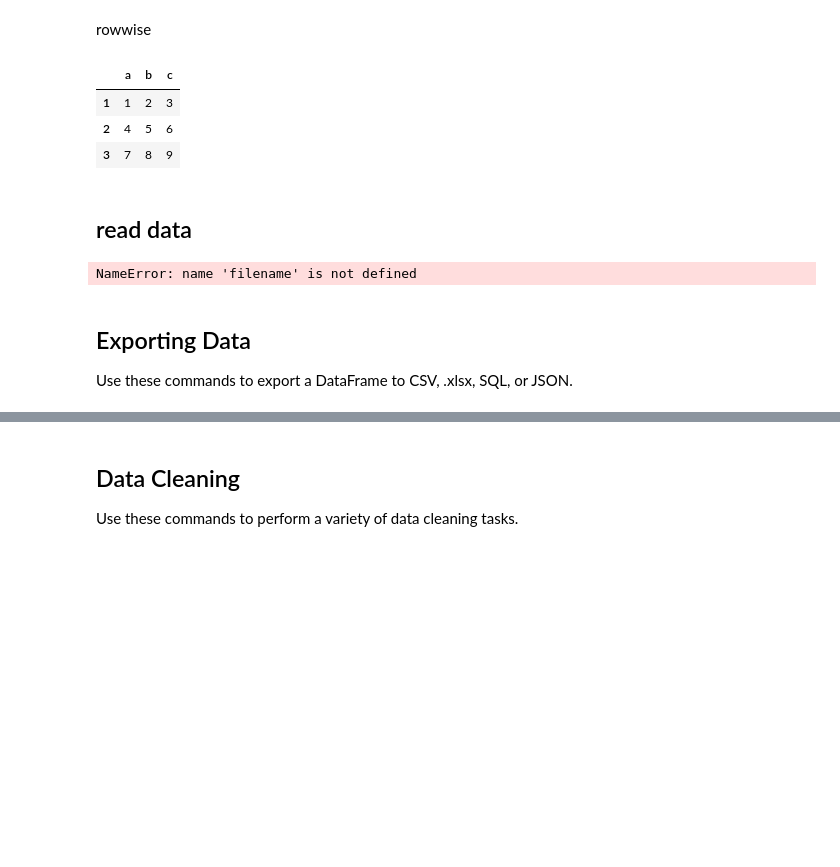
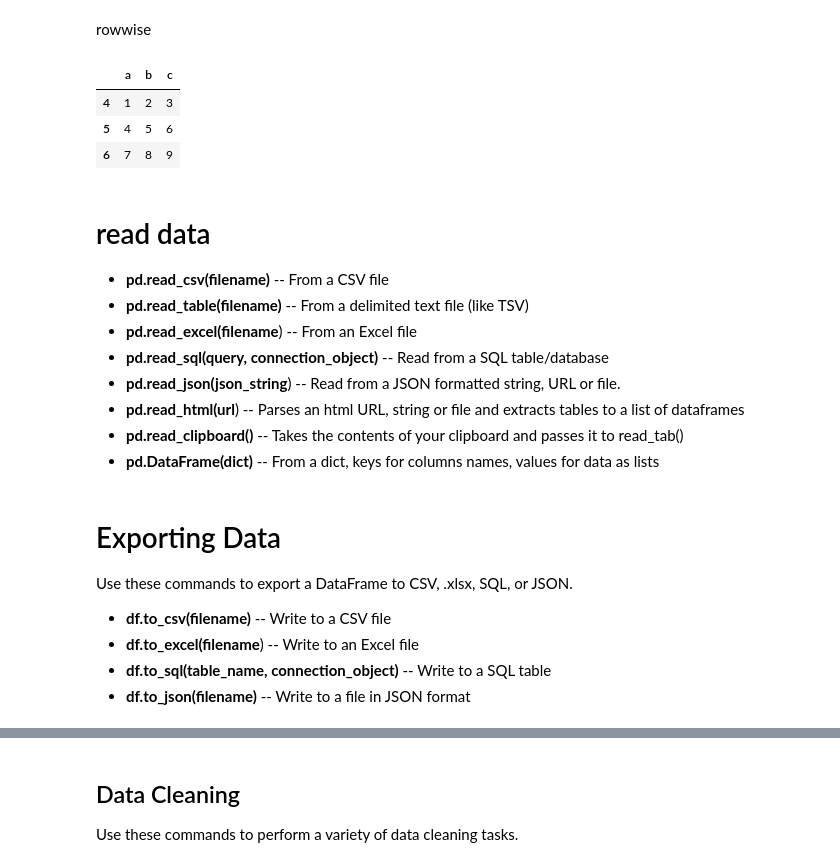
Before and after one commit to MaCoZu/notebooks, a Jupyter notebook: 02.2_Pandas.ipynb, the cells around one changed output, grey strips where cells are left out. Cells and saved outputs as stored; diff of their text form; code cells hidden in the pictures; blank space fills up the shorter version.

```diff
--- a/02.2_Pandas.ipynb
+++ b/02.2_Pandas.ipynb
@@ -36,30 +38,31 @@ rowwise
 # %%
 df2 = pd.DataFrame(
 [[1, 2, 3],      # row 1
 [4, 5, 6],       # row 2
 [7, 8, 9]],
-index=[1, 2, 3],
+index=[4, 5, 6],
 columns=['a', 'b', 'c'])   # column names
 
 df2
 # %% [output]
 |  | a | b | c |
-| 1 | 1 | 2 | 3 |
-| 2 | 4 | 5 | 6 |
-| 3 | 7 | 8 | 9 |
+| 4 | 1 | 2 | 3 |
+| 5 | 4 | 5 | 6 |
+| 6 | 7 | 8 | 9 |
-# %% [markdown]
-## read data
-# %%
-pd.read_csv(filename)                             # From a CSV file
-pd.read_table(filename)                         # From a delimited text file (like TSV)
-pd.read_excel(filename)                         # From an Excel file
-pd.read_sql(query, connection_object)       # Read from a SQL table/database
-pd.read_json(json_string)                       # Read from a JSON formatted string, URL or file.
-pd.read_html(url)                                     # Parses an html URL, string or file and extracts tables to a list of dataframes
-pd.read_clipboard()                                 # Takes the contents of your clipboard and passes it to read_table()
-pd.DataFrame(dict)                                  # From a dict, keys for columns names, values for data as lists
-# %% [output]
-NameError: name 'filename' is not defined
+# %% [markdown]
+# read data
+- **pd.read_csv(filename)**                              -- From a CSV file
+- **pd.read_table(filename)**                          -- From a delimited text file (like TSV)
+- **pd.read_excel(filename**)                          -- From an Excel file
+- **pd.read_sql(query, connection_object)**        -- Read from a SQL table/database
+- **pd.read_json(json_string**)                        -- Read from a JSON formatted string, URL or file.
+- **pd.read_html(url**)                                      -- Parses an html URL, string or file and extracts tables to a list of dataframes
+- **pd.read_clipboard()**                                  -- Takes the contents of your clipboard and passes it to read_tab()
+- **pd.DataFrame(dict)**                                   -- From a dict, keys for columns names, values for data as lists
 # %% [markdown]
-## Exporting Data
+# Exporting Data
 Use these commands to export a DataFrame to CSV, .xlsx, SQL, or JSON.
+- **df.to_csv(filename)**                            --  Write to a CSV file
+- **df.to_excel(filename**)                          --  Write to an Excel file
+- **df.to_sql(table_name, connection_object)**       --  Write to a SQL table
+- **df.to_json(filename)**                           --  Write to a file in JSON format
```
Also changed, not shown: parts of 20 cells of this notebook.
